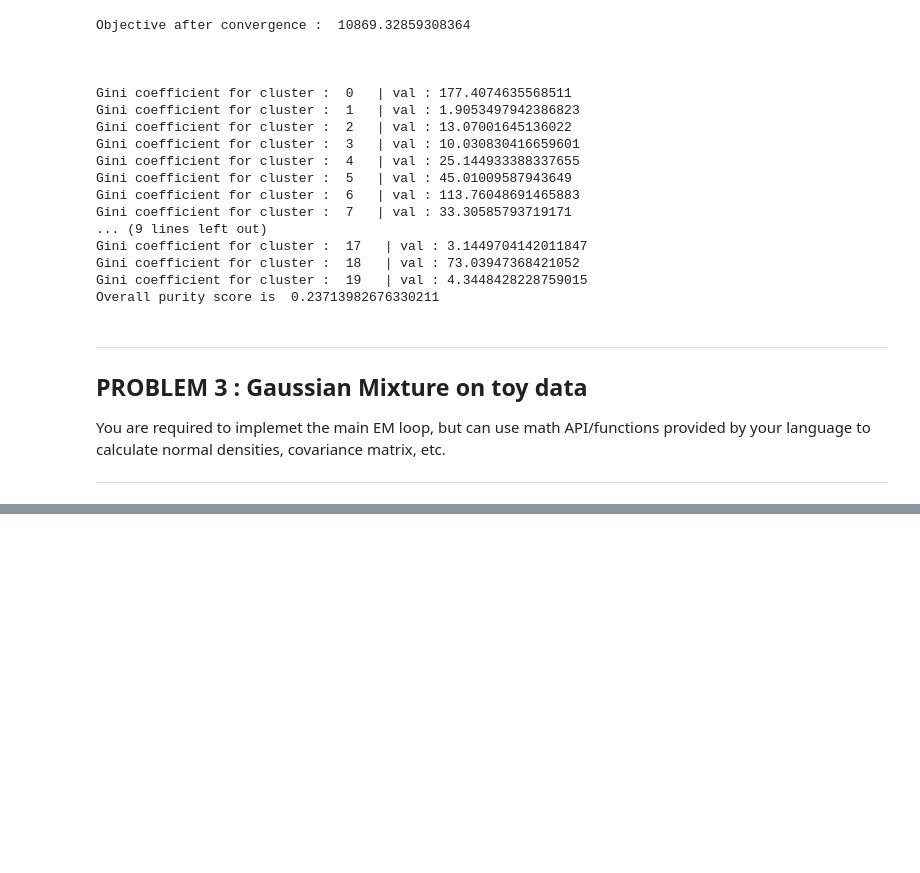
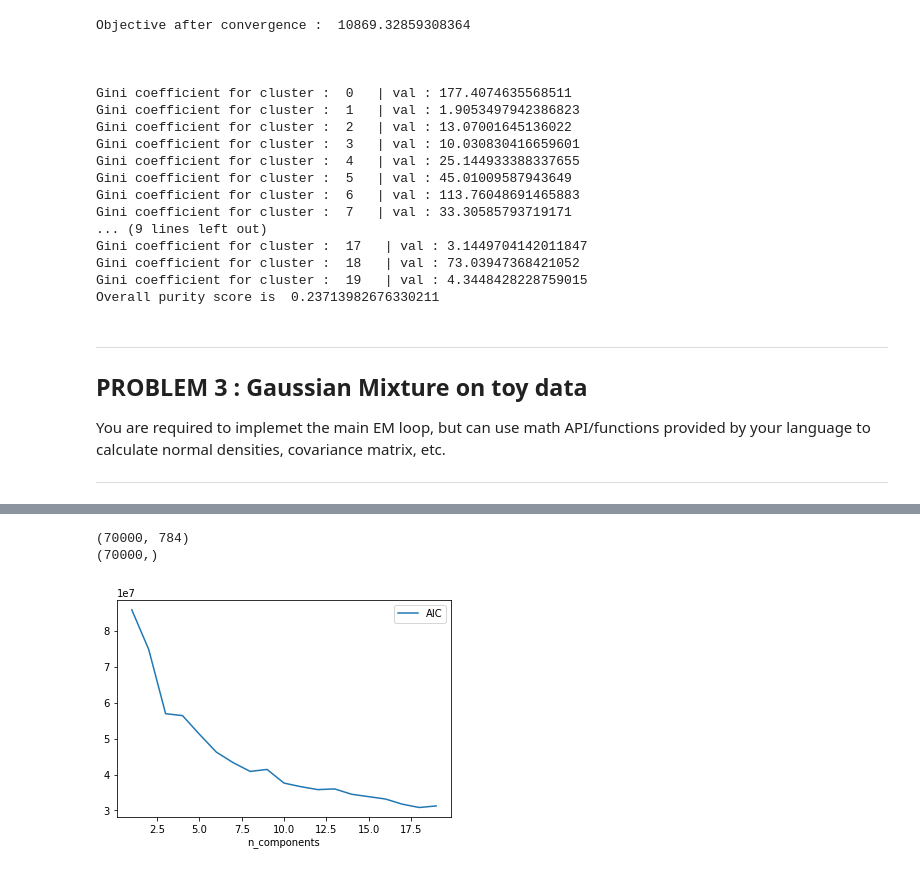
Before and after one commit to linyu3294/cs6220-data-minning-hw, a Jupyter notebook: cs6220_hw2.ipynb, the cells around one changed output, grey strips where cells are left out. Drawn from its saved outputs; the diff is of its cells as text; code cells hidden in the pictures; blank space fills up the shorter version.

```diff
--- a/cs6220_hw2.ipynb
+++ b/cs6220_hw2.ipynb
@@ -607 +767,5 @@ You are required to implemet the main EM loop, but can use math API/functions pr
+# %%
+def get_likelihood(X, clusters) -> list:
+    likelihoods = np.log(np.array([cluster['totals'] for cluster in clusters]))
+    return [np.sum(likelihoods), likelihoods]
 # %% [markdown]
@@ -663,0 +919,36 @@ y
+# %%
+from keras.datasets import fashion_mnist as fashion
+# load fashion data
+(train_data, train_labels) , (test_data, test_labels)= fashion.load_data()
+
+# reshape and normalize
+train_data = np.reshape(train_data, (60000, 784))
+# train_data = normalize(train_data, norm ='max')
+test_data = np.reshape(test_data, (10000, 784))
+# test_data = normalize(test_data, norm ='max')
+
+# print(type(train_data))
+train_data = np.concatenate([train_data, test_data])
+train_label = np.concatenate([train_labels, test_labels])
+print(train_data.shape)
+print(train_label.shape)
+# %% [output]
+(70000, 784)
+(70000,)
+# %%
+# gmm = GMM(3, covariance_type='diag').fit(train_data)
+
+# # gmm = GMM(n_components=4).fit(train_data)
+# labels = gmm.predict(train_data)
+# plt.scatter(train_data[:, 0], train_data[:, 1], c=labels, s=40, cmap='viridis');
+
+
+n_components = np.arange(1, 20)
+models = [GMM(n, covariance_type='diag', random_state=0).fit(test_data)
+          for n in n_components]
+
+plt.plot(n_components, [m.aic(test_data) for m in models], label='AIC')
+plt.legend(loc='best')
+plt.xlabel('n_components');
+# %% [output]
+[figure, added]
```
Also changed, not shown: parts of 30 cells of this notebook.
